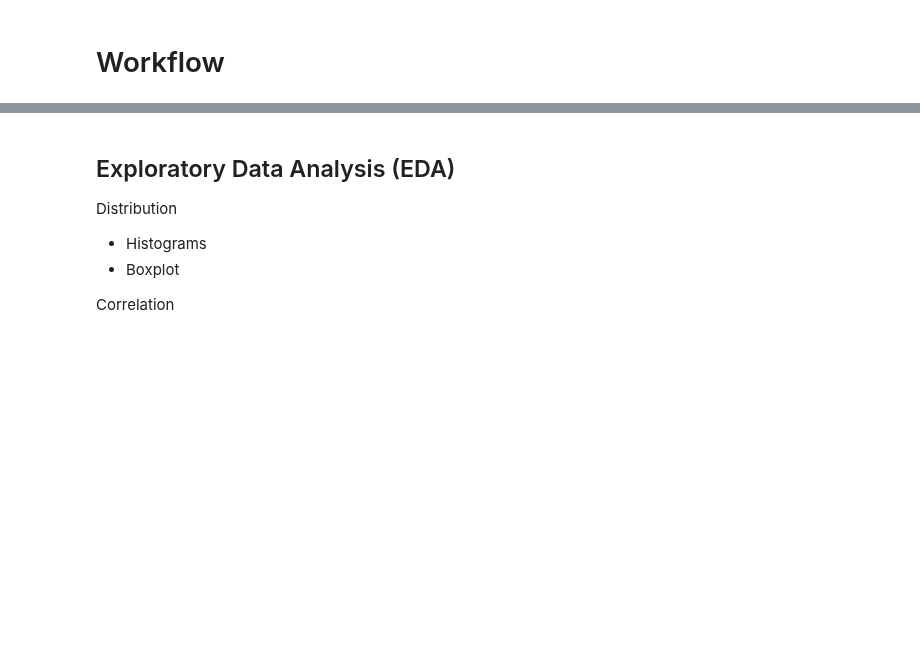
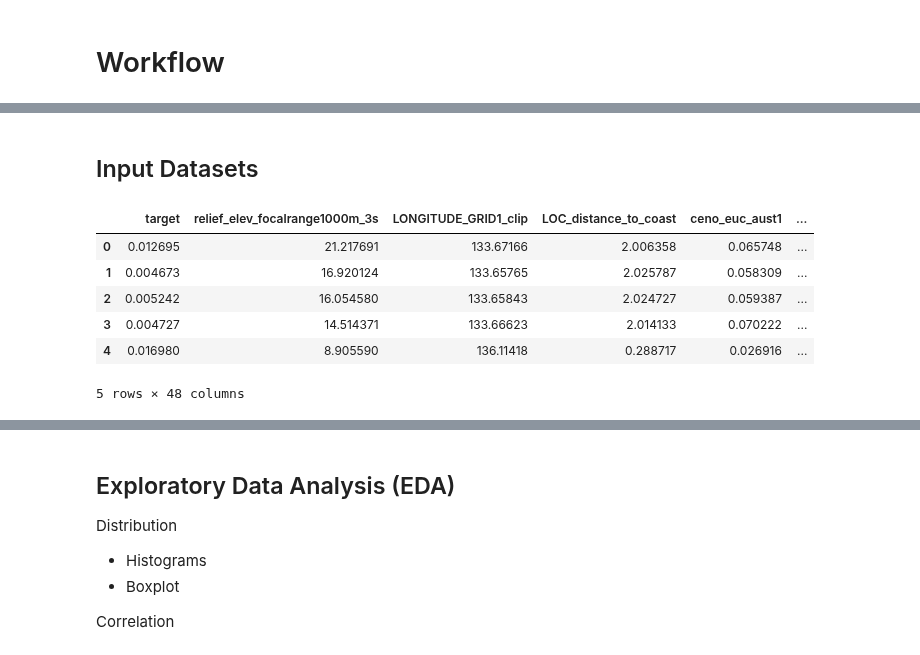
Before and after one commit to sheecegardezi/uncoverml, a Jupyter notebook: notebook/Workflow.ipynb, the cells around one changed output, grey strips where cells are left out. Saved outputs shown, nothing was run; the diff lists cells and outputs as text; code cells hidden in the pictures; blank space fills up the shorter version.

```diff
--- a/notebook/Workflow.ipynb
+++ b/notebook/Workflow.ipynb
@@ -7,0 +14,2 @@
+# %% [markdown]
+## Input Datasets
@@ -7,0 +19,11 @@
+# %%
+# To display the top 5 rows
+df.head(5)
+# %% [output]
+|  | target | relief_elev_focalrange1000m_3s | LONGITUDE_GRID1_clip | LOC_distance_to_coast | ceno_euc_aust1 | ... |
+| 0 | 0.012695 | 21.217691 | 133.67166 | 2.006358 | 0.065748 | ... |
+| 1 | 0.004673 | 16.920124 | 133.65765 | 2.025787 | 0.058309 | ... |
+| 2 | 0.005242 | 16.054580 | 133.65843 | 2.024727 | 0.059387 | ... |
+| 3 | 0.004727 | 14.514371 | 133.66623 | 2.014133 | 0.070222 | ... |
+| 4 | 0.016980 | 8.905590 | 136.11418 | 0.288717 | 0.026916 | ... |
+5 rows × 48 columns
```
Also changed, not shown: parts of 13 cells of this notebook, 1 other file.
